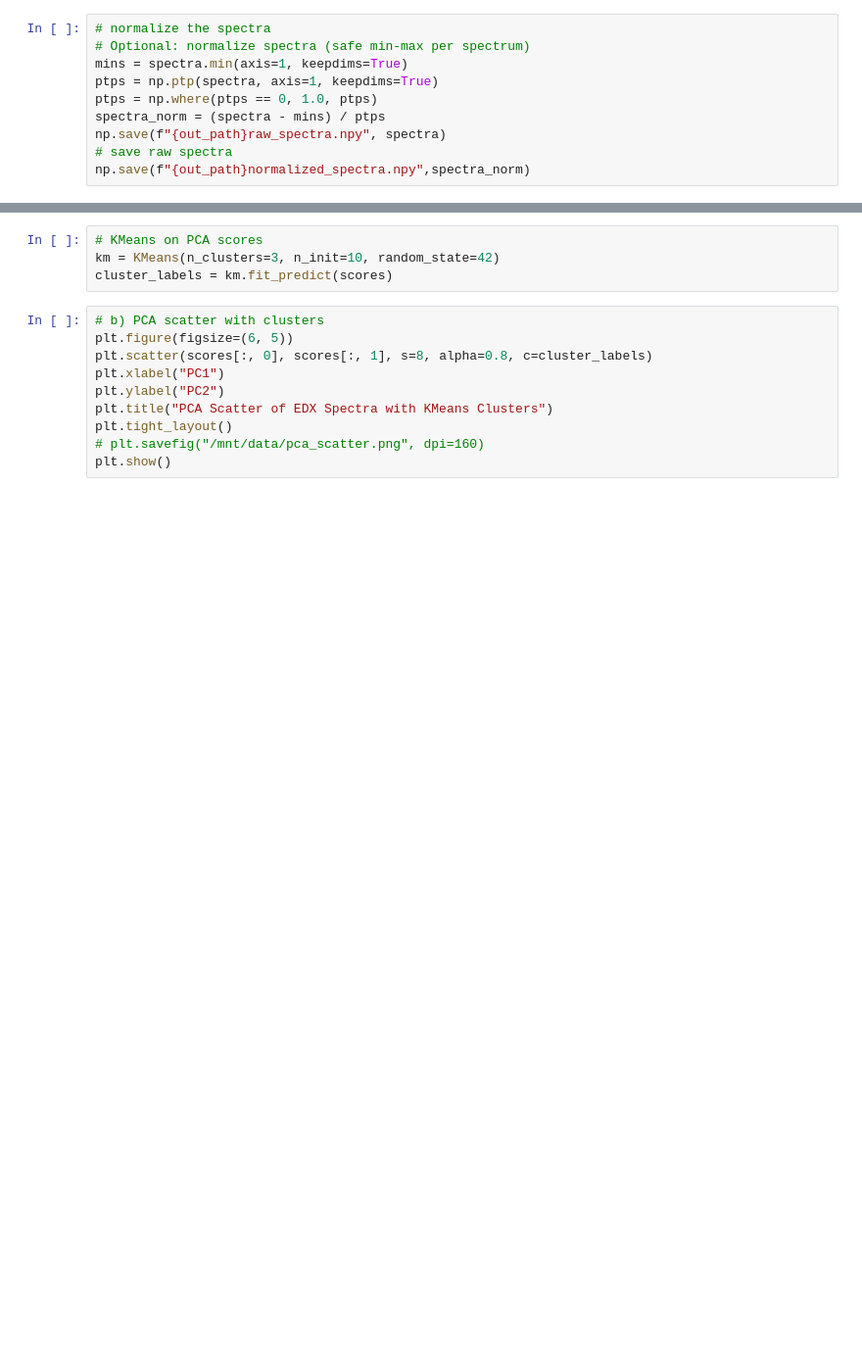
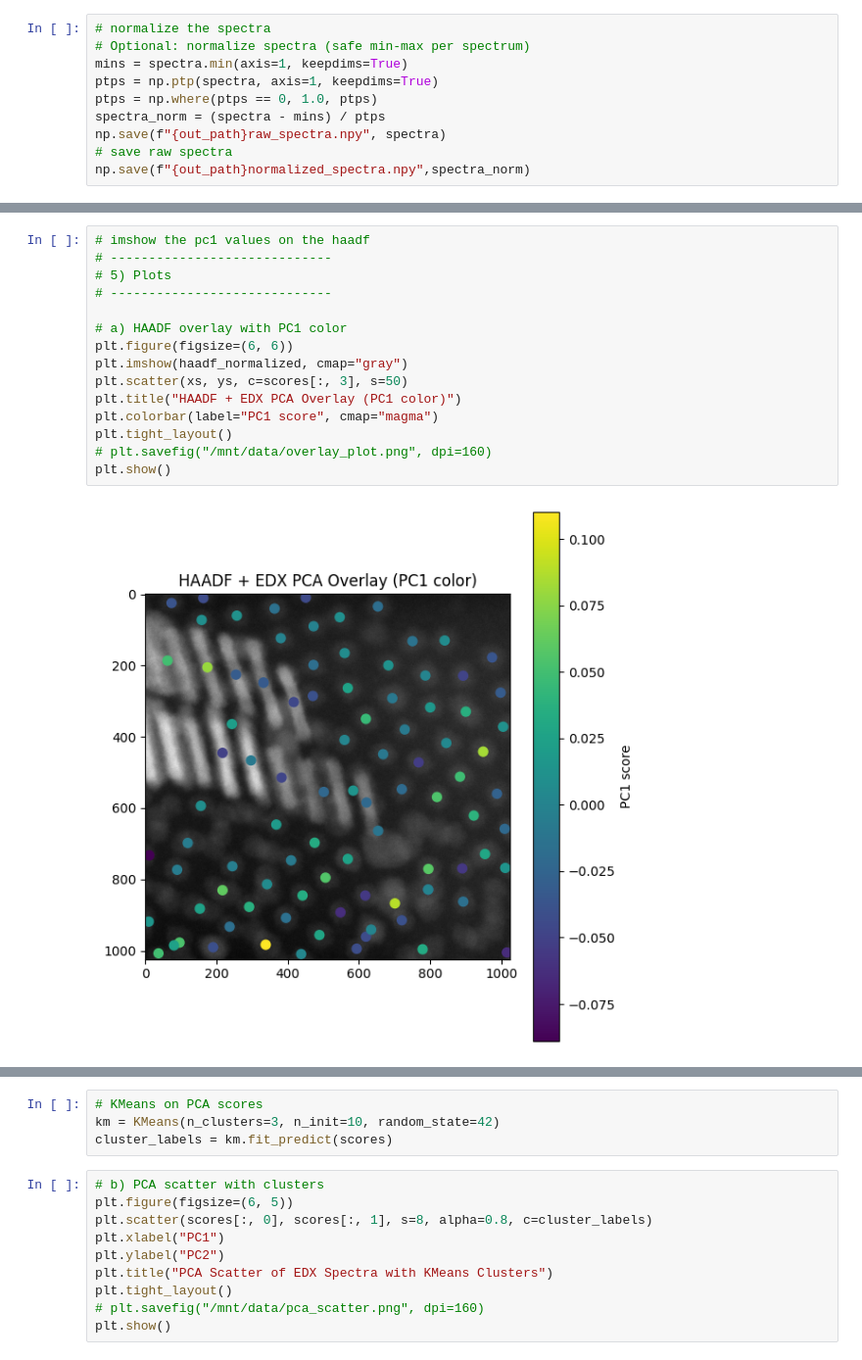
Before and after one commit to pycroscopy/pyAutoMic, a Jupyter notebook: TEM/stemOrchestrator/notebooks/multimodal-data-process/point-wise-EDX-spectrum.ipynb, the cells around one changed output, grey strips where cells are left out. Shown at 98% size. Cells and saved outputs as stored; diff of their text form; blank space fills up the shorter version.

```diff
--- a/TEM/stemOrchestrator/notebooks/multimodal-data-process/point-wise-EDX-spectrum.ipynb
+++ b/TEM/stemOrchestrator/notebooks/multimodal-data-process/point-wise-EDX-spectrum.ipynb
@@ -1333,0 +1436,17 @@ plt.show()
+# %%
+# imshow the pc1 values on the haadf
+# -----------------------------
+# 5) Plots
+# -----------------------------
+
+# a) HAADF overlay with PC1 color
+plt.figure(figsize=(6, 6))
+plt.imshow(haadf_normalized, cmap="gray")
+plt.scatter(xs, ys, c=scores[:, 3], s=50)
+plt.title("HAADF + EDX PCA Overlay (PC1 color)")
+plt.colorbar(label="PC1 score", cmap="magma")
+plt.tight_layout()
+# plt.savefig("/mnt/data/overlay_plot.png", dpi=160)
+plt.show()
+# %% [output]
+[figure, added]
```
Also changed, not shown: parts of 18 cells of this notebook, 5 other files.
